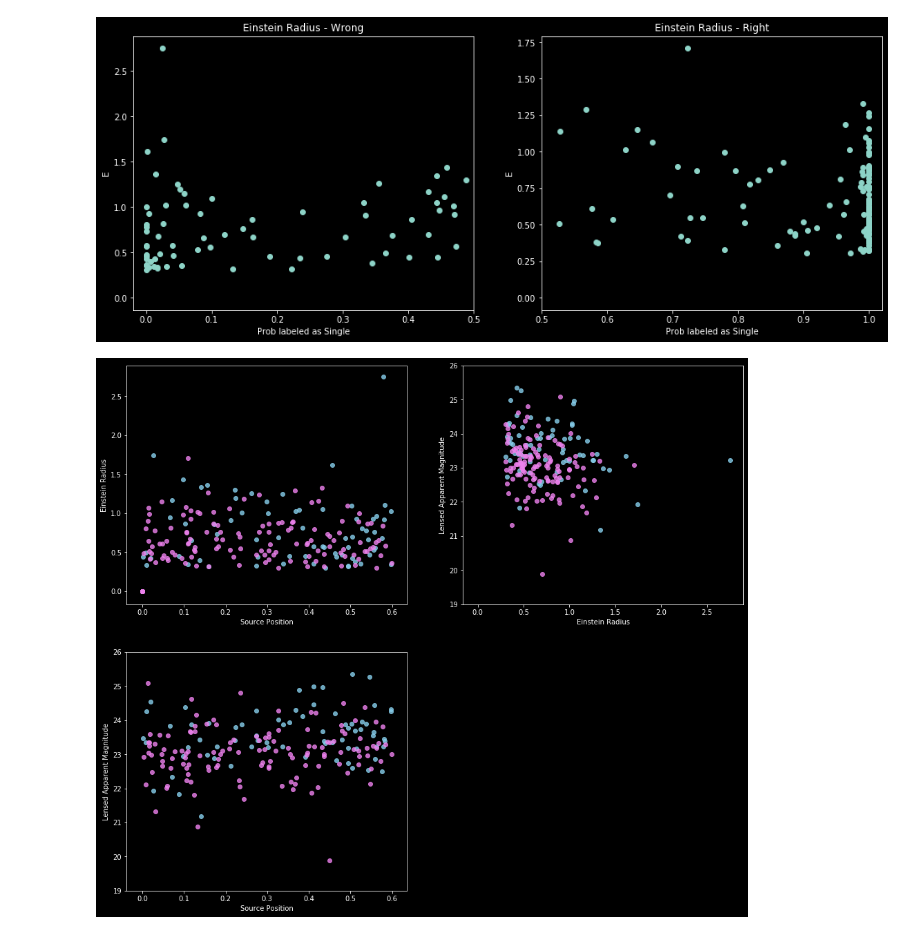
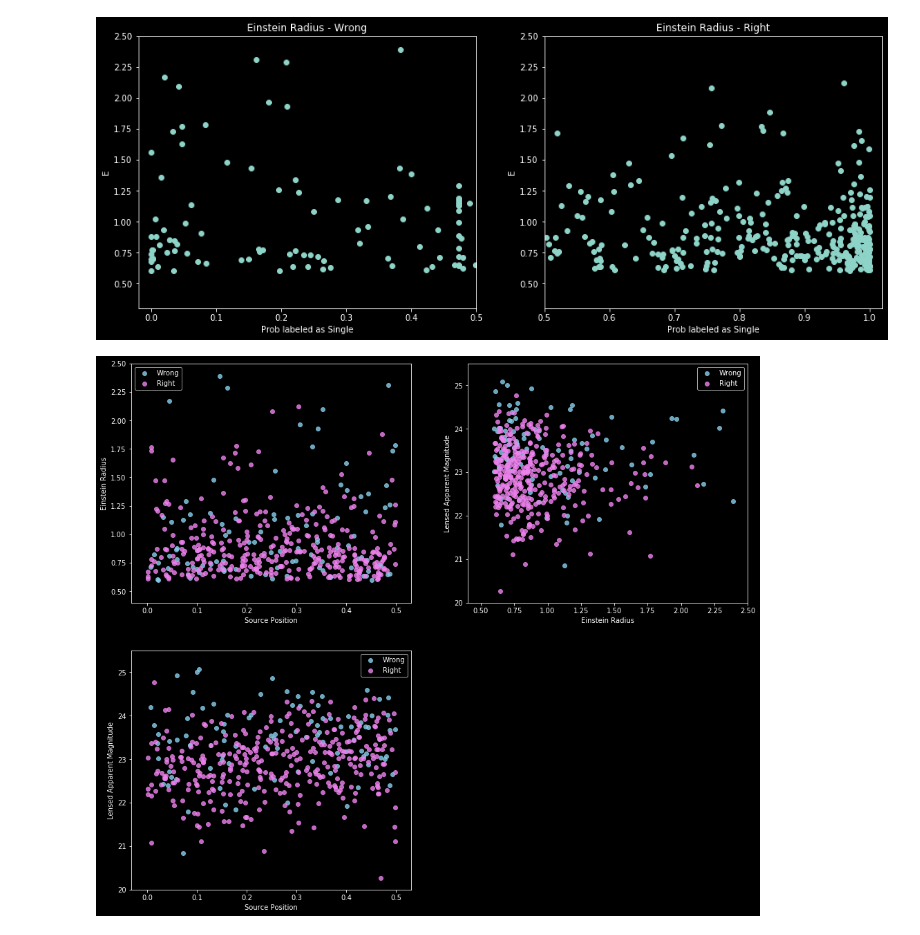
Before and after one commit to JimenaGonzalez/Searching-double-lenses, a Jupyter notebook: Dataset_Creation.ipynb, the cells around one changed output. Cells and saved outputs as stored; diff of their text form; code cells hidden in the pictures.

```diff
--- a/Dataset_Creation.ipynb
+++ b/Dataset_Creation.ipynb
@@ -296,7 +305,7 @@ np.random.seed(2)
 # load your images into an array called `images` with shape
 #  (num_objects, num_bands, height, width)
 
-num_sim, num_neg = 1000, 1000
+num_sim, num_neg = 1500, 1500
 path = '/Users/jimenagonzalez/research/DSPL/Simulations-Double-Source-Gravitational-Lensing/Data/Sim_complete/'
 
 # Positive cases
@@ -329,7 +338,7 @@ labels = np.concatenate((l1, l2))
 len_dataset = len(labels)
 
 # Make train and test datasets
-train_dataset, test_dataset, train_data, test_data = make_train_test_datasets(images, table_data, labels)
+train_dataset, test_dataset, train_data, test_data = make_train_test_datasets(images, table_data, labels, test_size=0.3)
 
 # Make a DataLoader to train the network
 train_dataloader = DataLoader(train_dataset, batch_size=20, shuffle=True, num_workers=4) # batch_size = 20
@@ -354,11 +363,15 @@ CNN(
 )
 # %%
 # Train the CNN
+name = 'model.pt'
+name_saved_model = '/Users/jimenagonzalez/research/DSPL/Searching-double-lenses/models/' + name
+
 cnn = train_cnn(cnn,
 				train_dataloader,
 				train_dataset=train_dataset,
 				test_dataset=test_dataset,
 				validation_size=200, #100
 				number_of_training_epochs=200, #150
-				monitor=True)
+				monitor=True,
+               name=name_saved_model)
 # %% [output]
@@ -381,0 +395,3 @@ Epoch: 200 Batch: 1  | Training Accuracy: 0.965 -- Validation Accuracy: 0.715 --
+# %%
+CNN_test = torch.load(name_saved_model)
+print(CNN_test.validation_acc[-1])
@@ -382,4 +400,8 @@ Epoch: 200 Batch: 1  | Training Accuracy: 0.965 -- Validation Accuracy: 0.715 --
 # %%
 #plot learning rate
 plot_performance(cnn)
+
+plot_performance(CNN_test)
+
+cnn = CNN_test
 # %% [output]
@@ -606,6 +619,7 @@ plt.title(titles[j] + ' - Wrong')
 plt.xlabel('Prob labeled as Single')
 plt.ylabel(names[j])
 plt.xlim(-0.02, 0.5)
+plt.ylim(0.3, 2.5)
 plt.plot(prob[indices_w], wrong_predicted_data[names[j]], 'o')
 
 plt.subplot(1,2,2)
@@ -613,38 +627,43 @@ plt.title(titles[j]+ ' - Right')
 plt.xlabel('Prob labeled as Single')
 plt.ylabel(names[j])
 plt.xlim(0.5, 1.02)
+plt.ylim(0.3, 2.5)
 plt.plot(prob[indices_r], right_predicted_data[names[j]], 'o')
 
 plt.show()
 # %% [output]
-[figure, old version]
+[figure, new version]
 # %%
 plt.figure(figsize=(16,14))
 j = 3
 
 plt.subplot(2,2,1)
 plt.xlabel('Source Position')
 plt.ylabel('Einstein Radius')
 #plt.xlim(-0.02, 0.5)
-plt.scatter(wrong_predicted_data['b'], wrong_predicted_data['E'], color = 'skyblue', alpha = 0.8)
-plt.scatter(right_predicted_data['b'], right_predicted_data['E'], color = 'violet', alpha = 0.8)
+plt.ylim(0.4, 2.5)
+plt.scatter(wrong_predicted_data['b'], wrong_predicted_data['E'], color = 'skyblue', alpha = 0.8, label = 'Wrong')
+plt.scatter(right_predicted_data['b'], right_predicted_data['E'], color = 'violet', alpha = 0.8, label ='Right')
+plt.legend()
 
 plt.subplot(2,2,2)
 plt.xlabel('Einstein Radius')
 plt.ylabel('Lensed Apparent Magnitude')
-#plt.xlim(0.5, 1.02)
-plt.ylim(19,26)
-plt.scatter(wrong_predicted_data['E'], wrong_predicted_data['m'], color = 'skyblue', alpha = 0.8)
-plt.scatter(right_predicted_data['E'], right_predicted_data['m'], color = 'violet', alpha = 0.8)
+plt.xlim(0.4, 2.5)
+plt.ylim(20,25.5)
+plt.scatter(wrong_predicted_data['E'], wrong_predicted_data['m'], color = 'skyblue', alpha = 0.8, label = 'Wrong')
+plt.scatter(right_predicted_data['E'], right_predicted_data['m'], color = 'violet', alpha = 0.8,  label ='Right')
+plt.legend()
 
 plt.subplot(2,2,3)
 plt.xlabel('Source Position')
 plt.ylabel('Lensed Apparent Magnitude')
 #plt.xlim(0.5, 1.02)
-plt.ylim(19,26)
-plt.scatter(wrong_predicted_data['b'], wrong_predicted_data['m'], color = 'skyblue', alpha = 0.8)
-plt.scatter(right_predicted_data['b'], right_predicted_data['m'], color = 'violet', alpha = 0.8)
+plt.ylim(20,25.5)
+plt.scatter(wrong_predicted_data['b'], wrong_predicted_data['m'], color = 'skyblue', alpha = 0.8, label = 'Wrong')
+plt.scatter(right_predicted_data['b'], right_predicted_data['m'], color = 'violet', alpha = 0.8,  label ='Right')
+plt.legend()
 
 plt.show()
 # %% [output]
-[figure, old version]
+[figure, new version]
```
Also changed, not shown: parts of 16 cells of this notebook.
